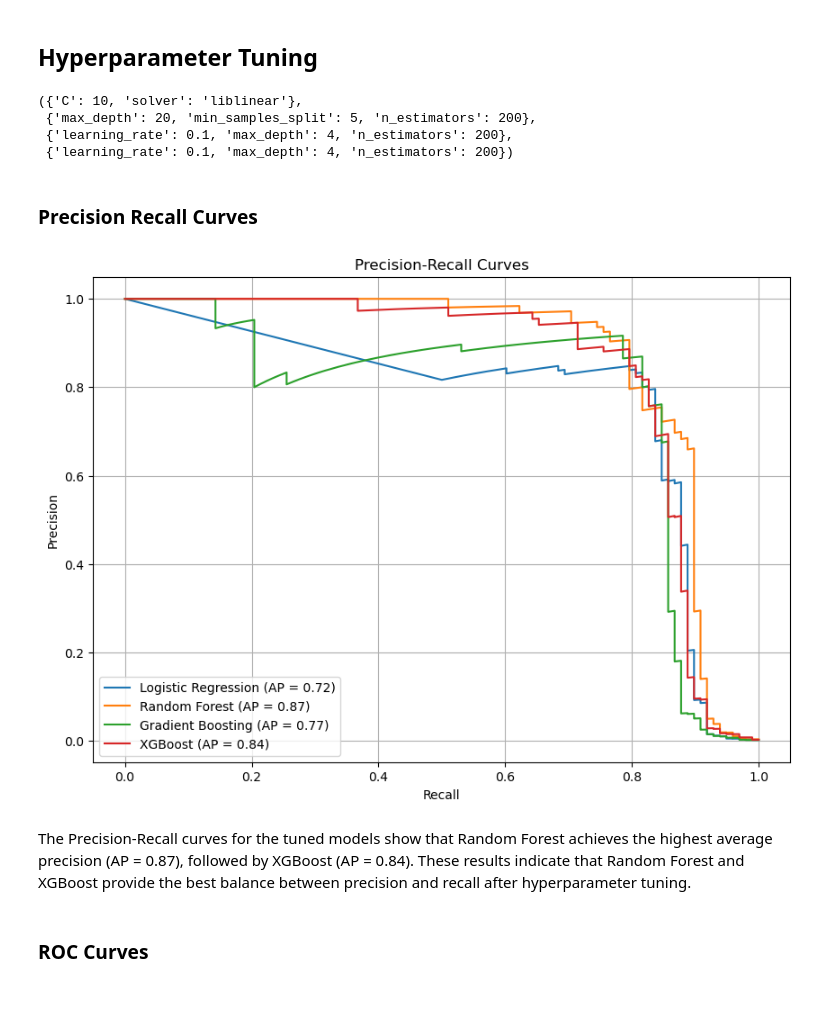
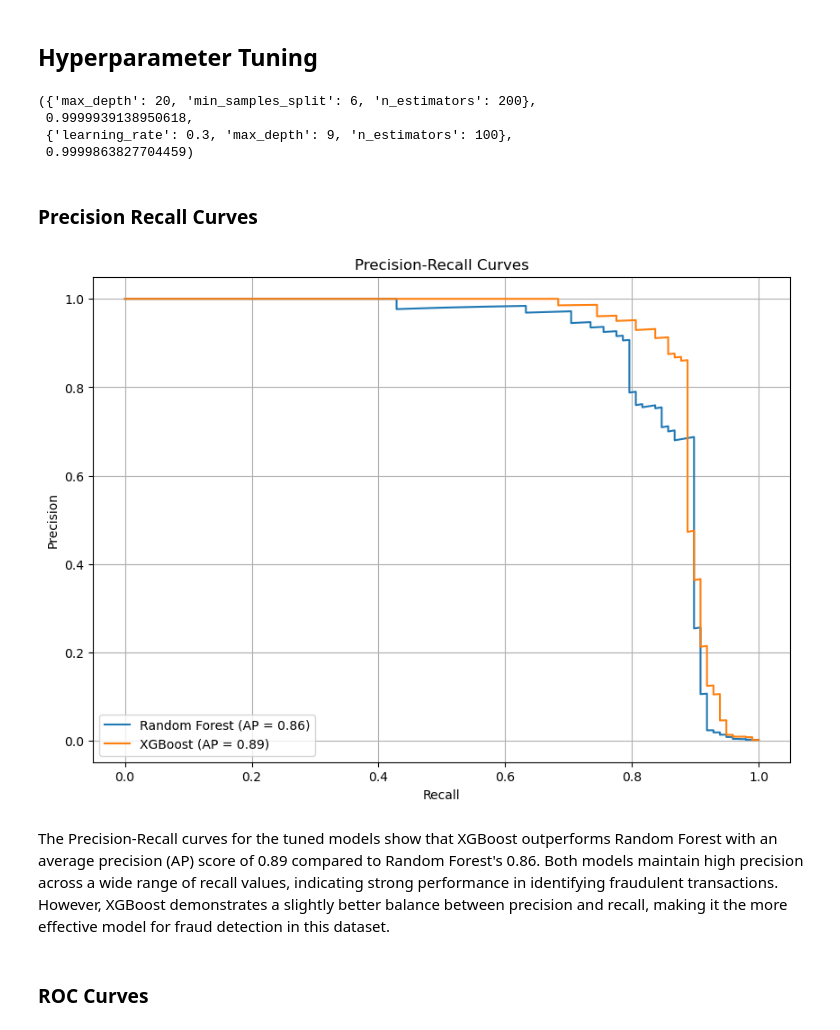
Before and after one commit to ShaneR31/credit-card-fraud-detection, a Jupyter notebook: Notebooks/Credit Card Fraud Detection.ipynb, the cells around one changed output. Saved outputs shown, nothing was run; the diff lists cells and outputs as text; code cells hidden in the pictures; blank space fills up the shorter version.

Commit message:
updated tuned models to opimize with average precion

```diff
--- a/Notebooks/Credit Card Fraud Detection.ipynb
+++ b/Notebooks/Credit Card Fraud Detection.ipynb
@@ -237,6 +243,7 @@ for name, model in models:
         'training_time': training_time,
         'roc_auc': metrics['roc_auc'],
         'average_precision': metrics['avg_precision'],
+        'prc_auc': metrics['prc_auc'],
         'classification_report': metrics['classification_report'],
         'precision_curve': metrics['precision'],
         'recall_curve': metrics['recall'],
@@ -328,30 +333,23 @@ xgb_params = {
 }
 # %%
-# Logistic Regression Grid Search
-log_reg_grid = GridSearchCV(LogisticRegression(random_state=42), log_reg_params, cv=3, scoring='roc_auc')
-log_reg_grid.fit(X_train_smote, y_train_smote)
-
-# Random Forest Grid Search
-random_forest_grid = GridSearchCV(RandomForestClassifier(random_state=42), random_forest_params, cv=3, scoring='roc_auc')
+# Perform GridSearchCV with PRC AUC scoring for Random Forest
+random_forest_grid = GridSearchCV(RandomForestClassifier(random_state=42), random_forest_params, cv=3, scoring='average_precision')
 random_forest_grid.fit(X_train_smote, y_train_smote)
 
-# Gradient Boosting Grid Search
-gradient_boosting_grid = GridSearchCV(GradientBoostingClassifier(random_state=42), gradient_boosting_params, cv=3, scoring='roc_auc')
-gradient_boosting_grid.fit(X_train_smote, y_train_smote)
-
-# XGBoost Grid Search
-xgb_grid = GridSearchCV(XGBClassifier(random_state=42, use_label_encoder=False, eval_metric='logloss'), xgb_params, cv=3, scoring='roc_auc')
+# Perform GridSearchCV with PRC AUC scoring for XGBoost
+xgb_grid = GridSearchCV(XGBClassifier(random_state=42, use_label_encoder=False, eval_metric='logloss'), xgb_params, cv=3, scoring='average_precision')
 xgb_grid.fit(X_train_smote, y_train_smote)
 
-# Best parameters
-best_params_log_reg = log_reg_grid.best_params_
+# Best parameters and scores
 best_params_random_forest = random_forest_grid.best_params_
-best_params_gradient_boosting = gradient_boosting_grid.best_params_
+best_score_random_forest = random_forest_grid.best_score_
+
 best_params_xgb = xgb_grid.best_params_
+best_score_xgb = xgb_grid.best_score_
 
-best_params_log_reg, best_params_random_forest, best_params_gradient_boosting, best_params_xgb
+best_params_random_forest, best_score_random_forest, best_params_xgb, best_score_xgb
 # %% [output]
-({'C': 10, 'solver': 'liblinear'},
- {'max_depth': 20, 'min_samples_split': 5, 'n_estimators': 200},
- {'learning_rate': 0.1, 'max_depth': 4, 'n_estimators': 200},
- {'learning_rate': 0.1, 'max_depth': 4, 'n_estimators': 200})
+({'max_depth': 20, 'min_samples_split': 6, 'n_estimators': 200},
+ 0.9999939138950618,
+ {'learning_rate': 0.3, 'max_depth': 9, 'n_estimators': 100},
+ 0.9999863827704459)
@@ -372,18 +356,25 @@ models_best = [
 # %%
+# Define the models with their names and best parameters
+tuned_models = [
+    ('Random Forest', RandomForestClassifier(random_state=42, **best_params_random_forest)),
+    ('XGBoost', XGBClassifier(random_state=42, use_label_encoder=False, eval_metric='logloss', **best_params_xgb))
+]
+
 # Dictionary to store model performance metrics
-model_metrics = {}
+tuned_model_metrics = {}
 
 # Train and evaluate models with best hyperparameters
-for name, model in models_best:
+for name, model in tuned_models:
     start_time = time.time()
     model.fit(X_train_smote, y_train_smote)
     training_time = time.time() - start_time
     metrics = compute_metrics(model, X_test_scaled, y_test)
 
-    model_metrics[name] = {
+    tuned_model_metrics[name] = {
         'training_time': training_time,
         'roc_auc': metrics['roc_auc'],
         'average_precision': metrics['avg_precision'],
+        'prc_auc': metrics['prc_auc'],
         'classification_report': metrics['classification_report'],
         'precision_curve': metrics['precision'],
         'recall_curve': metrics['recall'],
@@ -395,18 +386,18 @@ for name, model in models_best:
 # %%
 # Plot Precision-Recall Curves
 plt.figure(figsize=(10, 7))
-for name, metrics in model_metrics.items():
+for name, metrics in tuned_model_metrics.items():
     plt.plot(metrics['recall_curve'], metrics['precision_curve'], label=f'{name} (AP = {metrics["average_precision"]:.2f})')
 plt.xlabel('Recall')
 plt.ylabel('Precision')
 plt.title('Precision-Recall Curves')
 plt.legend()
 plt.grid(True)
 plt.show()
 # %% [output]
-[figure, old version]
+[figure, new version]
-# %% [markdown]
-The Precision-Recall curves for the tuned models show that Random Forest achieves the highest average precision (AP = 0.87), followed by XGBoost (AP = 0.84). These results indicate that Random Forest and XGBoost provide the best balance between precision and recall after hyperparameter tuning.
+# %% [markdown]
+The Precision-Recall curves for the tuned models show that XGBoost outperforms Random Forest with an average precision (AP) score of 0.89 compared to Random Forest's 0.86. Both models maintain high precision across a wide range of recall values, indicating strong performance in identifying fraudulent transactions. However, XGBoost demonstrates a slightly better balance between precision and recall, making it the more effective model for fraud detection in this dataset.
 # %% [markdown]
 ### ROC Curves
 # %%
```
Also changed, not shown: parts of 26 cells of this notebook, 6 other files.
